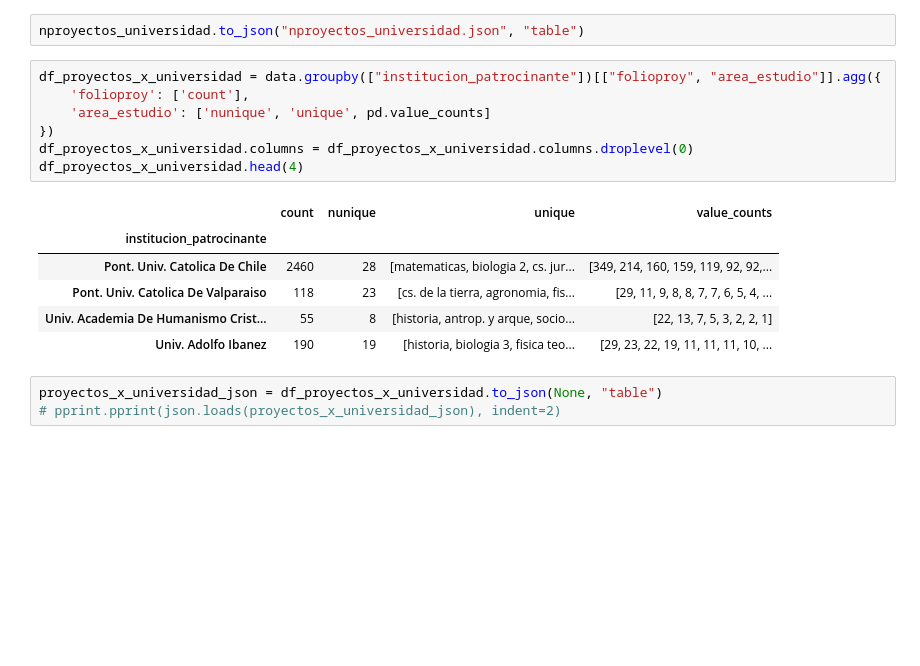
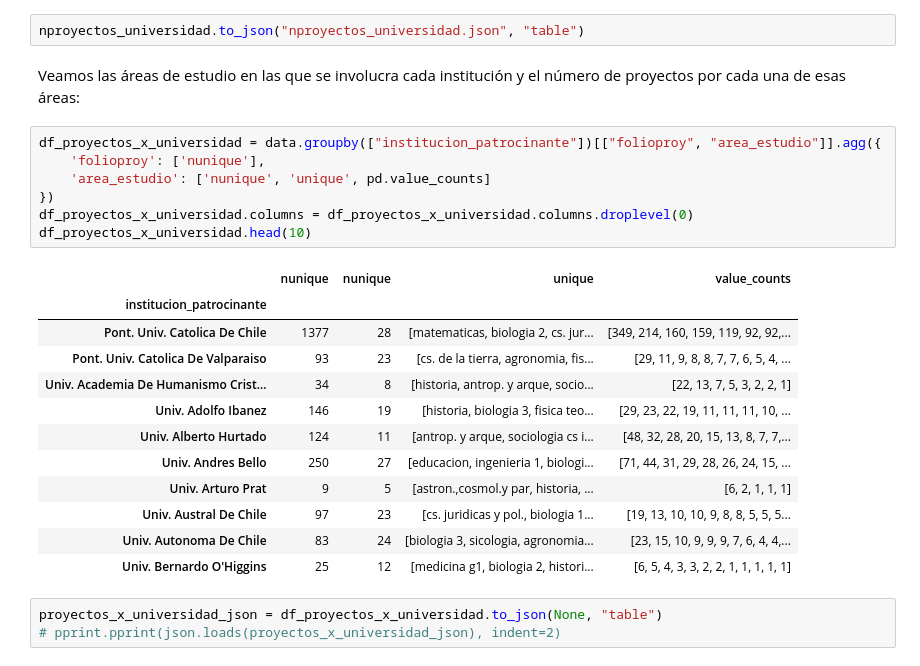
Before and after one commit to Orion89/fondecyt, a Jupyter notebook: proyectos_fondecyt.ipynb, the cells around one changed output. Drawn from its saved outputs; the diff is of its cells as text; blank space fills up the shorter version.

```diff
--- a/proyectos_fondecyt.ipynb
+++ b/proyectos_fondecyt.ipynb
@@ -307,20 +348,28 @@ pprint.pprint(json.loads(nproyectos_universidad_json), indent=2)
               'primaryKey': ['institucion_patrocinante']}}
 # %%
 nproyectos_universidad.to_json("nproyectos_universidad.json", "table")
+# %% [markdown]
+Veamos las áreas de estudio en las que se involucra cada institución y el número de proyectos por cada una de esas áreas:
 # %%
 df_proyectos_x_universidad = data.groupby(["institucion_patrocinante"])[["folioproy", "area_estudio"]].agg({
-    'folioproy': ['count'],
+    'folioproy': ['nunique'],
     'area_estudio': ['nunique', 'unique', pd.value_counts]
 })
 df_proyectos_x_universidad.columns = df_proyectos_x_universidad.columns.droplevel(0)
-df_proyectos_x_universidad.head(4)
+df_proyectos_x_universidad.head(10)
 # %% [output]
-|  | count | nunique | unique | value_counts |
+|  | nunique | nunique | unique | value_counts |
 | institucion_patrocinante |  |  |  |  |
-| Pont. Univ. Catolica De Chile | 2460 | 28 | [matematicas, biologia 2, cs. jur... | [349, 214, 160, 159, 119, 92, 92,... |
-| Pont. Univ. Catolica De Valparaiso | 118 | 23 | [cs. de la tierra, agronomia, fis... | [29, 11, 9, 8, 8, 7, 7, 6, 5, 4, ... |
-| Univ. Academia De Humanismo Crist... | 55 | 8 | [historia, antrop. y arque, socio... | [22, 13, 7, 5, 3, 2, 2, 1] |
-| Univ. Adolfo Ibanez | 190 | 19 | [historia, biologia 3, fisica teo... | [29, 23, 22, 19, 11, 11, 11, 10, ... |
+| Pont. Univ. Catolica De Chile | 1377 | 28 | [matematicas, biologia 2, cs. jur... | [349, 214, 160, 159, 119, 92, 92,... |
+| Pont. Univ. Catolica De Valparaiso | 93 | 23 | [cs. de la tierra, agronomia, fis... | [29, 11, 9, 8, 8, 7, 7, 6, 5, 4, ... |
+| Univ. Academia De Humanismo Crist... | 34 | 8 | [historia, antrop. y arque, socio... | [22, 13, 7, 5, 3, 2, 2, 1] |
+| Univ. Adolfo Ibanez | 146 | 19 | [historia, biologia 3, fisica teo... | [29, 23, 22, 19, 11, 11, 11, 10, ... |
+| Univ. Alberto Hurtado | 124 | 11 | [antrop. y arque, sociologia cs i... | [48, 32, 28, 20, 15, 13, 8, 7, 7,... |
+| Univ. Andres Bello | 250 | 27 | [educacion, ingenieria 1, biologi... | [71, 44, 31, 29, 28, 26, 24, 15, ... |
+| Univ. Arturo Prat | 9 | 5 | [astron.,cosmol.y par, historia, ... | [6, 2, 1, 1, 1] |
+| Univ. Austral De Chile | 97 | 23 | [cs. juridicas y pol., biologia 1... | [19, 13, 10, 10, 9, 8, 8, 5, 5, 5... |
+| Univ. Autonoma De Chile | 83 | 24 | [biologia 3, sicologia, agronomia... | [23, 15, 10, 9, 9, 9, 7, 6, 4, 4,... |
+| Univ. Bernardo O'Higgins | 25 | 12 | [medicina g1, biologia 2, histori... | [6, 5, 4, 3, 3, 2, 2, 1, 1, 1, 1, 1] |
 # %%
 proyectos_x_universidad_json = df_proyectos_x_universidad.to_json(None, "table")
 # pprint.pprint(json.loads(proyectos_x_universidad_json), indent=2)
```
Also changed, not shown: parts of 30 cells of this notebook, 1 other file.
